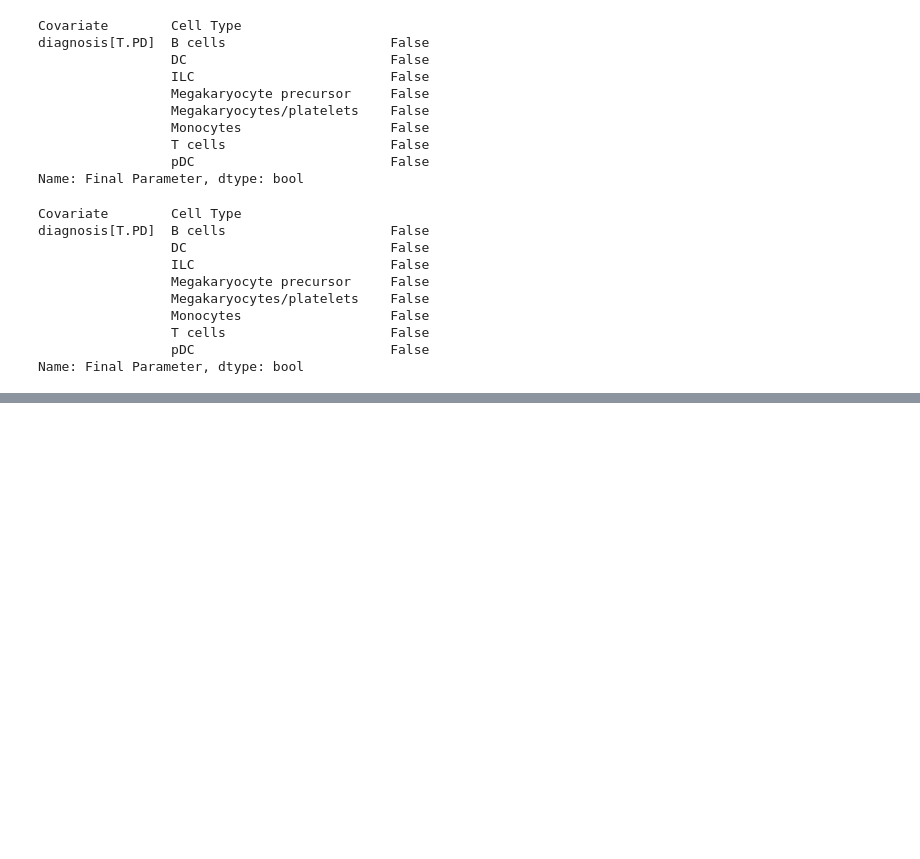
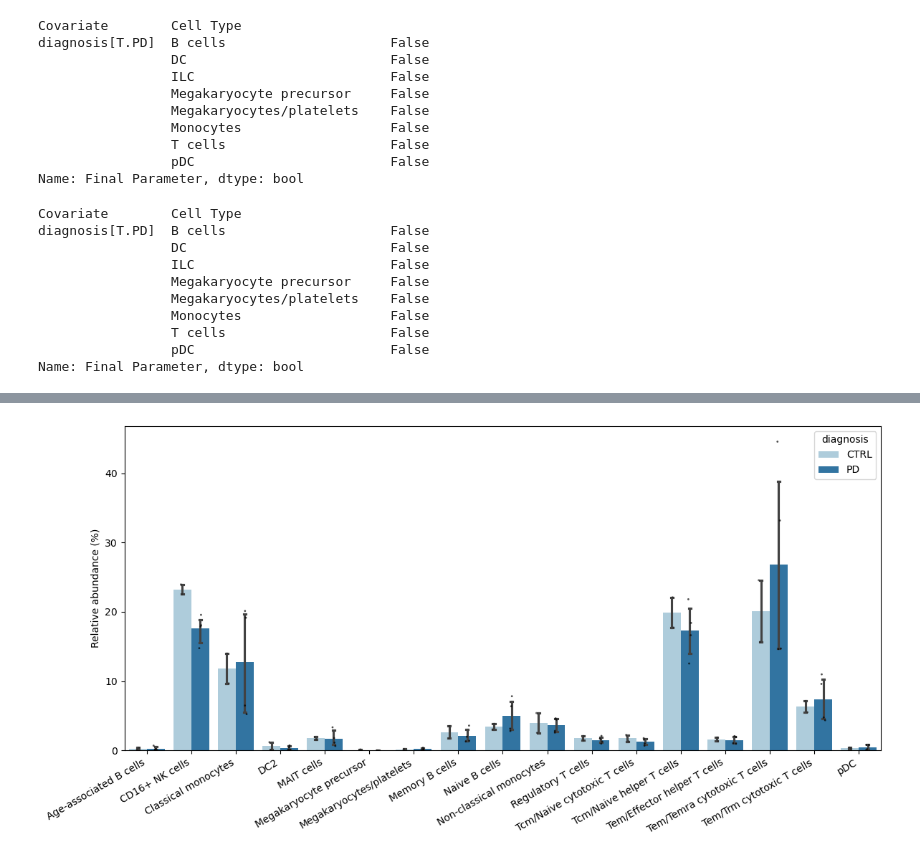
Before and after one commit to zeinabbh/M10, a Jupyter notebook: dataset1_composition.ipynb, the cells around one changed output, grey strips where cells are left out. Saved outputs shown, nothing was run; the diff lists cells and outputs as text; code cells hidden in the pictures; blank space fills up the shorter version.

```diff
--- a/dataset1_composition.ipynb
+++ b/dataset1_composition.ipynb
@@ -250,0 +355,9 @@ df
+# %%
+# run scCODA model
+sccoda_data2 = sccoda_model2.prepare(
+    sccoda_data2,
+    modality_key="coda",
+    formula="diagnosis",
+    reference_cell_type="automatic", # letting scCODA choose the reference cell type automatically
+)
+sccoda_model2.run_nuts(sccoda_data2, modality_key="coda", rng_key=1234)
@@ -250,0 +386,54 @@ df
+# %%
+# plot relative abundances of cell types across the two conditions
+
+coda = sccoda_data2["coda"]
+
+# counts -> dataframe
+df = pd.DataFrame(
+    coda.X,
+    index=coda.obs_names,
+    columns=coda.var_names
+)
+
+# relative abundances
+df = df.div(df.sum(axis=1), axis=0) * 100
+
+# add group label
+df["diagnosis"] = coda.obs["diagnosis"].values
+
+# long format
+plot_df = df.reset_index(names="sample").melt(
+    id_vars=["sample", "diagnosis"],
+    var_name="cell_type",
+    value_name="rel_abundance"
+)
+
+plt.figure(figsize=(12, 6))
+sns.barplot(
+    data=plot_df,
+    x="cell_type",
+    y="rel_abundance",
+    hue="diagnosis",
+    errorbar=("ci", 95),
+    capsize = 0.1,
+    palette= "Paired"
+)
+sns.stripplot(
+    data=plot_df,
+    x="cell_type",
+    y="rel_abundance",
+    hue="diagnosis",
+    dodge=True,
+    color="black",
+    alpha=0.7,
+    size=2,
+    legend = False
+)
+
+plt.xticks(rotation=30, ha="right")
+plt.ylabel("Relative abundance (%)")
+plt.xlabel("")
+plt.tight_layout()
+plt.show()
+# %% [output]
+[figure, added]
```
Also changed, not shown: parts of 19 cells of this notebook, 3 other files.
